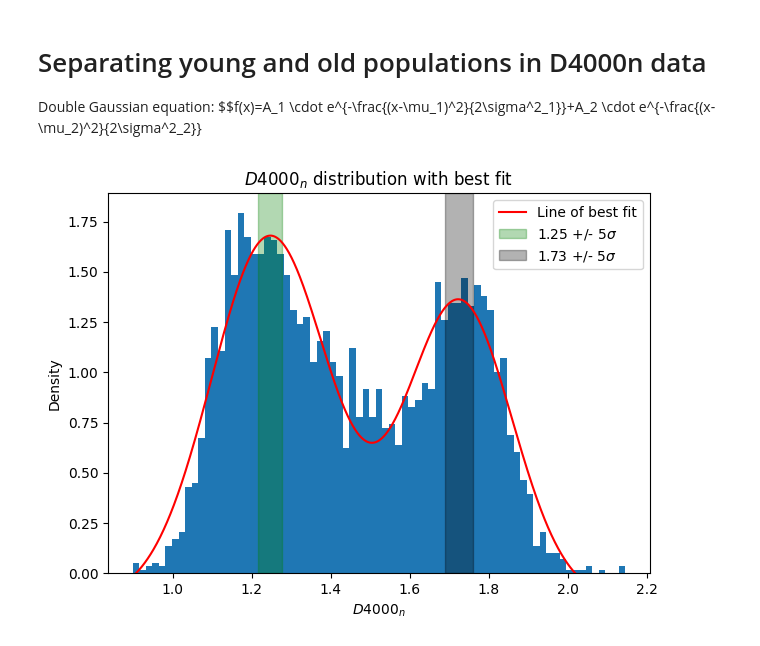
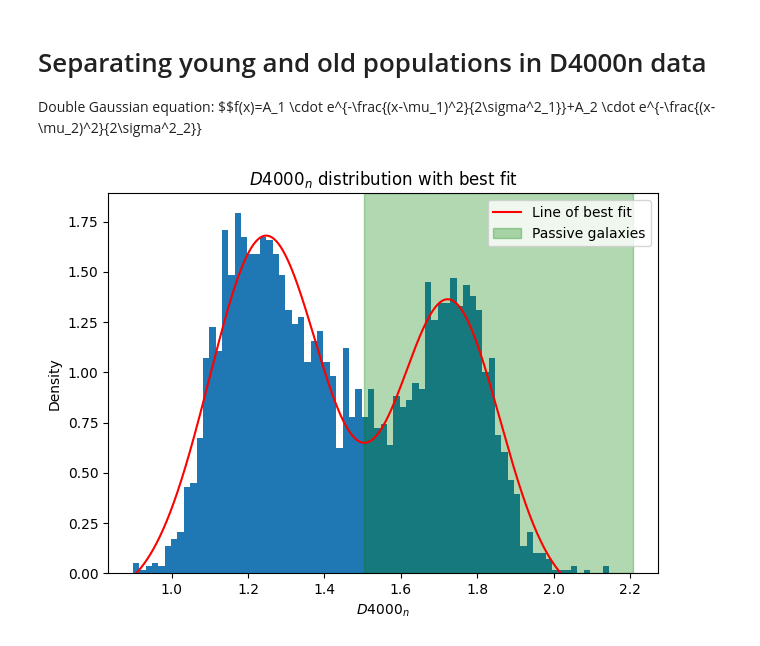
Before and after one commit to maraMaraschino/capstone-project, a Jupyter notebook: timescapes-notebook.ipynb, the cells around one changed output. Saved outputs shown, nothing was run; the diff lists cells and outputs as text; code cells hidden in the pictures.

```diff
--- a/timescapes-notebook.ipynb
+++ b/timescapes-notebook.ipynb
@@ -1057,40 +1058,46 @@ def find_best_fit(result, dict_key, p0, plot=False, bins=100):
     bin_centers = 0.5 * (bin_edges[:-1] + bin_edges[1:])
     if plot:
         plt.bar(bin_centers, counts, width=bin_edges[1]-bin_edges[0])
 
     # Overlay line of best fit
     x_fit = np.linspace(min(bin_centers), max(bin_centers), 1000)
     y_fit = double_gaussian(x_fit, *popt)
     if plot:
         plt.plot(x_fit, y_fit, color='red', label="Line of best fit")
 
     colors = ['green', 'black']
 
     mu_1, mu_2             = popt[1], popt[4]
     mu_1_sigma, mu_2_sigma = sigmas[1], sigmas[4]
     mu_sigma_pairs = [(mu_1, mu_1_sigma), (mu_2, mu_2_sigma)]
 
+    # Find valley for splitting passive and active
+    left, right = sorted([mu_1, mu_2])
+    mask = (x_fit >= left) & (x_fit <= right)
+    x_between = x_fit[mask]
+    y_between = y_fit[mask]
+    valley_x = x_between[np.argmin(y_between)]
+
+
     if plot:
-        for i, (mu, sigma) in enumerate(mu_sigma_pairs):
-            color = colors[i]
-            plt.axvspan(mu-5*sigma, mu+5*sigma, color=color, label=rf'{mu:.2f} +/- $5\sigma$', alpha=0.3)
-
+        xmax = plt.xlim()[-1]
+        plt.axvspan(valley_x, xmax, color='green', alpha=0.3, label='Passive galaxies')
         plt.xlabel(r"$D4000_n$")
         plt.ylabel(f'Density')
         plt.title(r"$D4000_n$ distribution with best fit")
         plt.legend()
         plt.ylim(bottom=0)
         plt.tight_layout()
-        plt.savefig(f'D4000n_distribution.png')
+        plt.savefig(f'Images/D4000n_distribution.png')
         plt.show()
 
-    return mu_sigma_pairs
+    return mu_sigma_pairs, valley_x
 
 # amp_1, mu_1, sigma_1, amp_2, mu_2, sigma_2, y_offset
 p0 = [1, 1.15, 0.15, 3, 1.75, 0.08, 0]
 mu_sigma_pairs = find_best_fit(result, 'class_dict', p0=p0, plot=True, bins=75)
 # %% [output]
-[figure, old version]
+[figure, new version]
 # %%
 def bin_all_by_env_quartile(dict_key, result, env_key, radius_index=None, z_min=None, z_max=None):
     """
```
Also changed, not shown: parts of 16 cells of this notebook, 2 other files.
